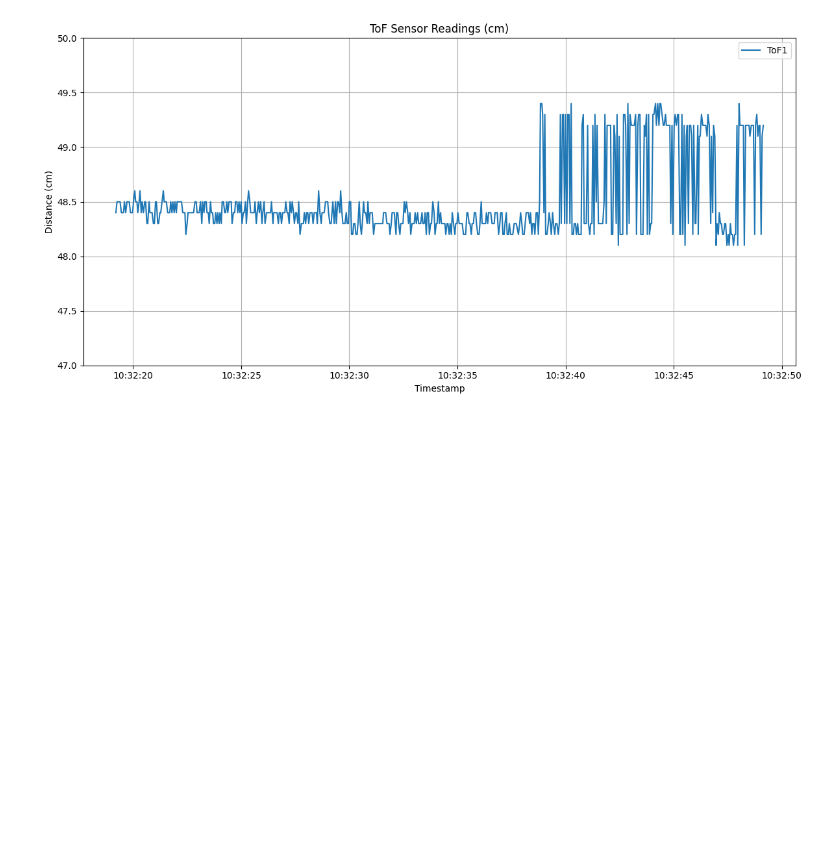
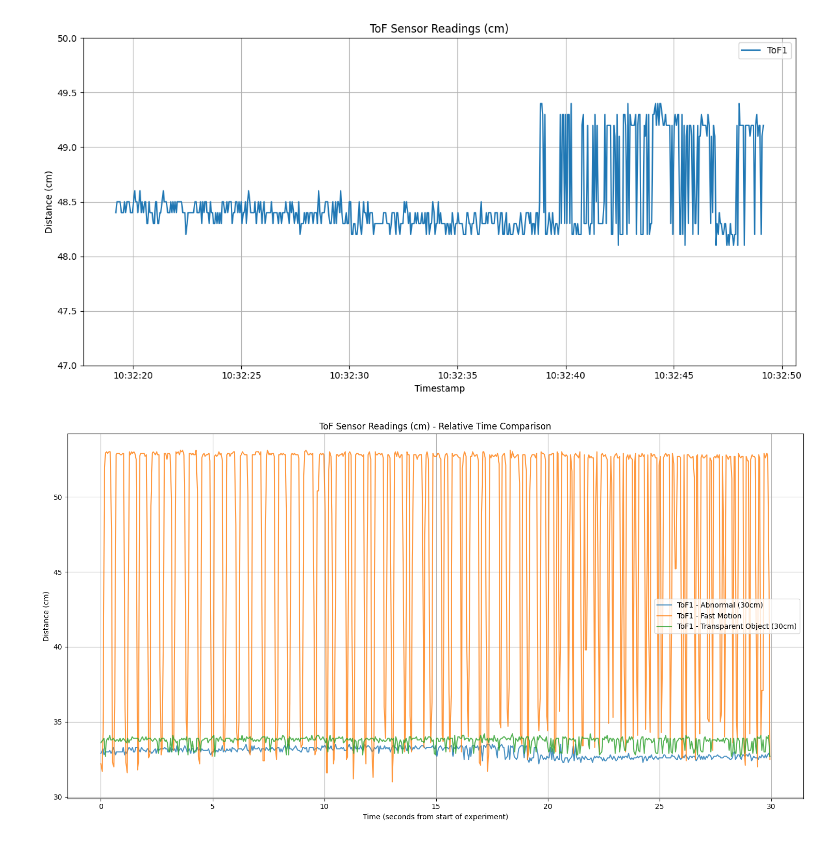
Before and after one commit to Achira03/h2c_work, a Jupyter notebook: aj.sahapong/app_sign.ipynb, the cells around one changed output. Saved outputs shown, nothing was run; the diff lists cells and outputs as text; code cells hidden in the pictures; blank space fills up the shorter version.

```diff
--- a/aj.sahapong/app_sign.ipynb
+++ b/aj.sahapong/app_sign.ipynb
@@ -79,3 +79,74 @@ plt.ylim(47, 50)
 plt.show()
 # %% [output]
 [figure]
+# %%
+import pandas as pd
+import matplotlib.pyplot as plt
+from datetime import datetime
+
+# Define file names and their corresponding labels for the plot
+file_names = {
+    "abnormal_tof_30.csv": "Abnormal (30cm)",
+    "fast_motion_tof.csv": "Fast Motion",
+    "transparent_tof_30.csv": "Transparent Object (30cm)"
+}
+
+all_data = []
+
+for file_name, label in file_names.items():
+    try:
+        df = pd.read_csv(file_name)
+
+        # Convert 'timestamp' column to datetime objects
+        # 'errors='coerce'' will turn invalid parsing into NaT (Not a Time)
+        df['timestamp'] = pd.to_datetime(df['timestamp'], errors='coerce')
+        # Drop rows where timestamp conversion failed
+        df.dropna(subset=['timestamp'], inplace=True)
+
+        if not df.empty:
+            # Calculate Relative Time: Set the start time of each experiment to 0 seconds
+            df['relative_time'] = (df['timestamp'] - df['timestamp'].min()).dt.total_seconds()
+
+            # Convert tof1 from millimeters (mm) to centimeters (cm)
+            # Assuming tof1 values in the CSV are originally in millimeters.
+            # If they are already in cm, you can remove this line.
+            df['tof1_cm'] = df['tof1'] / 10.0
+
+            df['Experiment'] = label
+            # Select relevant columns: relative_time, converted tof1_cm, and Experiment label
+            df_selected = df[['relative_time', 'tof1_cm', 'Experiment']].copy()
+            all_data.append(df_selected)
+        else:
+            print(f"File {file_name} is empty or has no valid timestamps after processing.")
+
+    except FileNotFoundError:
+        print(f"File not found: {file_name}")
+    except KeyError as e:
+        print(f"Missing expected column in {file_name}: {e}")
+    except Exception as e:
+        print(f"An error occurred while processing {file_name}: {e}")
+
+if not all_data:
+    print("No data loaded. Cannot create plot.")
+else:
+    # Concatenate all processed DataFrames into a single DataFrame
+    combined_df = pd.concat(all_data)
+
+    # Create the plot
+    plt.figure(figsize=(15, 8))
+
+    # Plot each experiment's data separately to ensure distinct legends
+    for label in combined_df['Experiment'].unique():
+        subset = combined_df[combined_df['Experiment'] == label]
+        # Plotting 'tof1_cm' (converted to centimeters)
+        plt.plot(subset['relative_time'], subset['tof1_cm'], label=f'ToF1 - {label}', alpha=0.8)
+
+    plt.title('ToF Sensor Readings (cm) - Relative Time Comparison')
+    plt.xlabel('Time (seconds from start of experiment)')
+    plt.ylabel('Distance (cm)')
+    plt.grid(True)
+    plt.legend()
+    plt.tight_layout() # Adjust plot layout to prevent labels from overlapping
+    plt.show()
+# %% [output]
+[figure, added]
```
